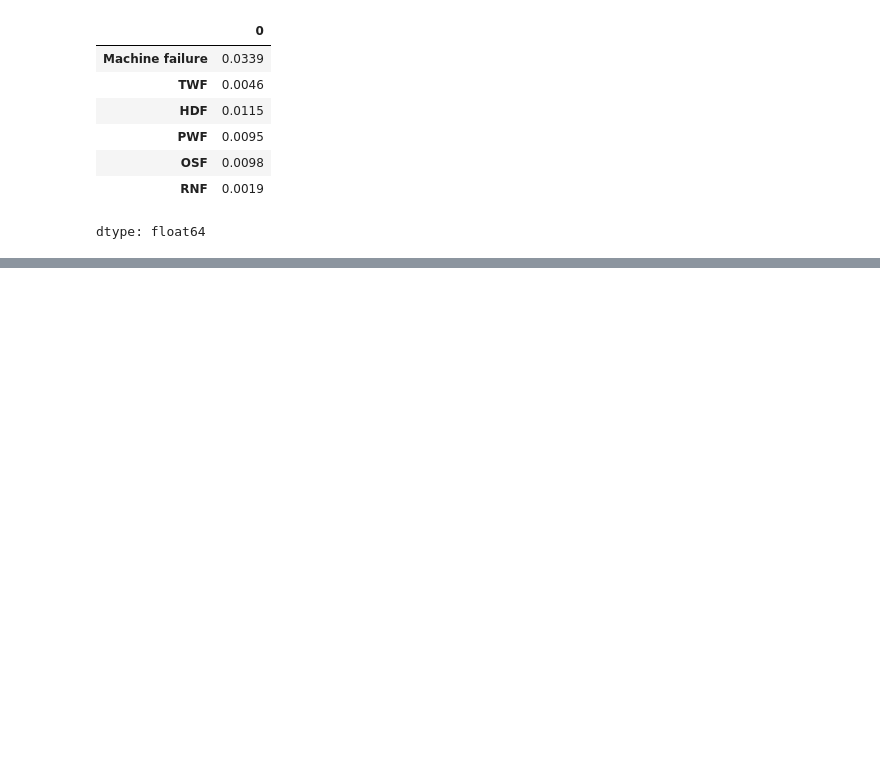
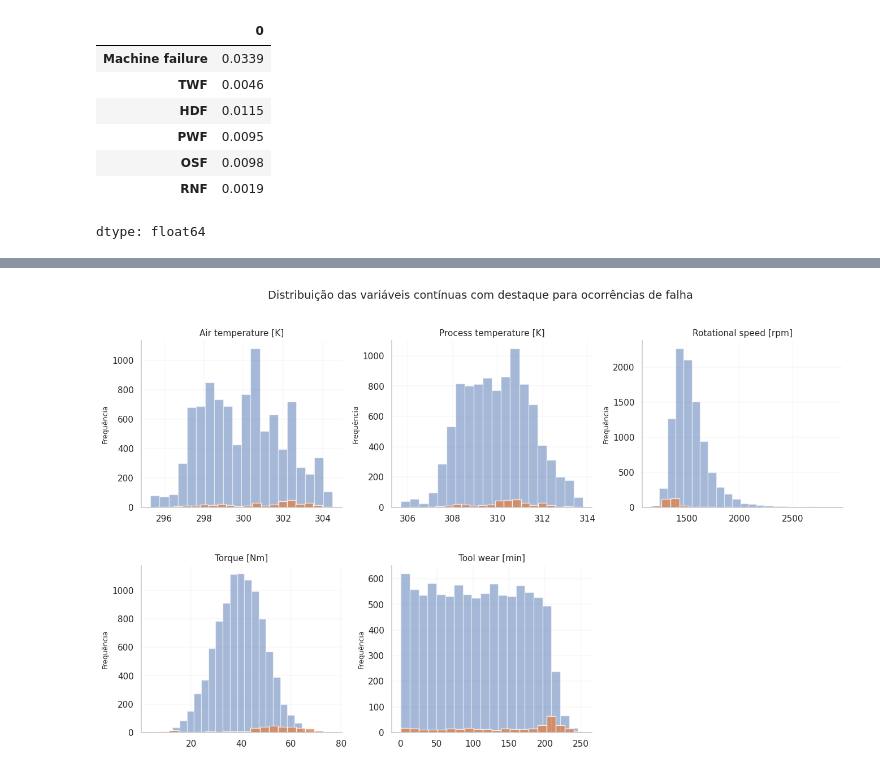
Before and after one commit to thaygorh/Analise-de-Dados-e-Boas-Praticas, a Jupyter notebook: mvp-analise-dados-e-boas-praticas.ipynb, the cells around one changed output, grey strips where cells are left out. Cells and saved outputs as stored; diff of their text form; code cells hidden in the pictures; blank space fills up the shorter version.

```diff
--- a/mvp-analise-dados-e-boas-praticas.ipynb
+++ b/mvp-analise-dados-e-boas-praticas.ipynb
@@ -311,0 +405,56 @@ Essa interpretação é importante para compreender a frequência dos eventos.
+# %%
+import matplotlib.pyplot as plt
+
+variaveis = [
+    'Air temperature [K]',
+    'Process temperature [K]',
+    'Rotational speed [rpm]',
+    'Torque [Nm]',
+    'Tool wear [min]'
+]
+
+fig, axes = plt.subplots(2, 3, figsize=(16,9))
+axes = axes.flatten()
+
+for i, var in enumerate(variaveis):
+    ax = axes[i]
+
+    # sem falha (azul)
+    df_analysis[df_analysis['Machine failure'] == 0][var].hist(
+        bins=20, alpha=0.5, color='#4C72B0', ax=ax
+    )
+
+    # com falha (laranja)
+    df_analysis[df_analysis['Machine failure'] == 1][var].hist(
+        bins=20, alpha=0.8, color='#DD8452', ax=ax
+    )
+
+    ax.set_title(var, fontsize=11)
+
+    # 🔥 agora mostramos o eixo Y corretamente
+    ax.set_ylabel('Frequência', fontsize=9)
+
+    # remover label do eixo X (menos poluição)
+    ax.set_xlabel('')
+
+    # grid mais fino
+    ax.grid(True, linewidth=0.3, alpha=0.5)
+
+    # remover bordas
+    ax.spines['top'].set_visible(False)
+    ax.spines['right'].set_visible(False)
+
+# remover gráfico vazio
+fig.delaxes(axes[5])
+
+fig.suptitle(
+    'Distribuição das variáveis contínuas com destaque para ocorrências de falha',
+    fontsize=14,
+    y=0.98
+)
+
+plt.subplots_adjust(hspace=0.35, wspace=0.25)
+
+plt.show()
+# %% [output]
+[figure, added]
```
Also changed, not shown: parts of 13 cells of this notebook.
